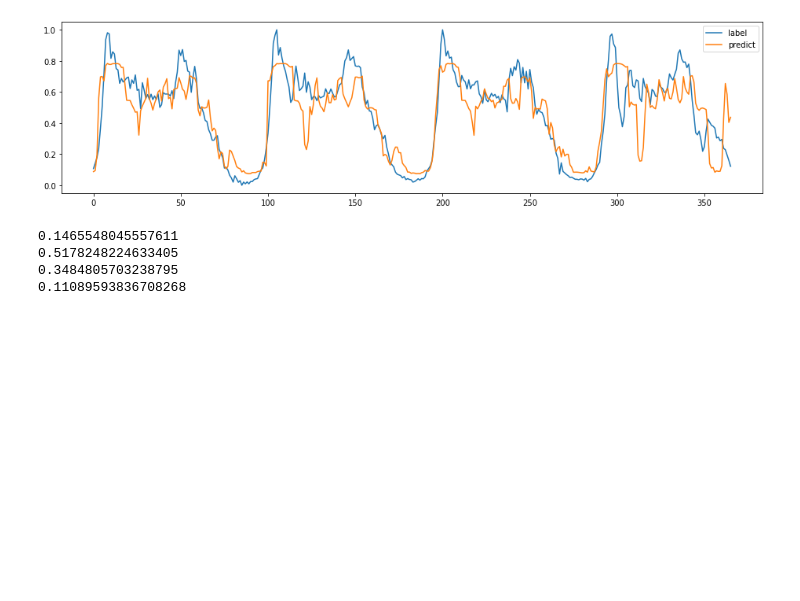
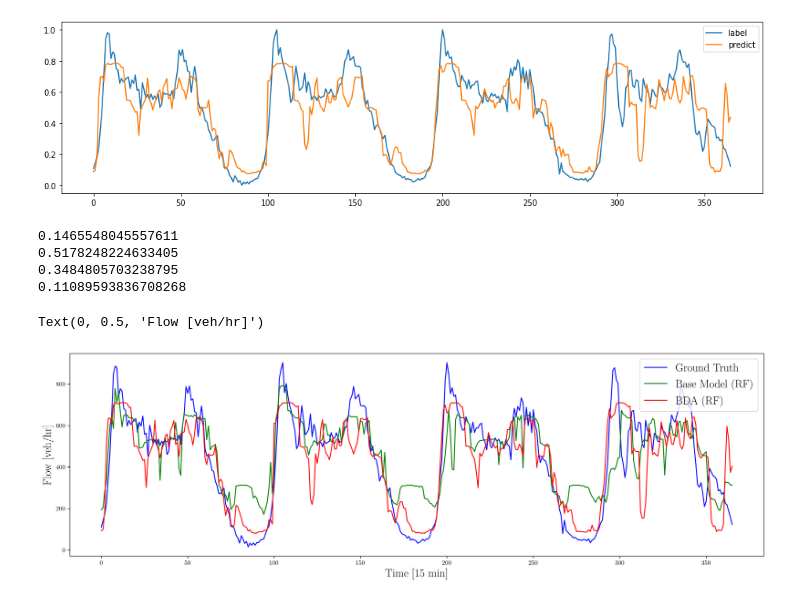
Before and after one commit to khzhang2/BDA_traffic, a Jupyter notebook: BDA_RF.ipynb, the cells around one changed output. Saved outputs shown, nothing was run; the diff lists cells and outputs as text; code cells hidden in the pictures; blank space fills up the shorter version.

```diff
--- a/BDA_RF.ipynb
+++ b/BDA_RF.ipynb
@@ -355,3 +355,23 @@ print(bda_utils.mae_loss_func(pred, g_t, 0))
 0.5178248224633405
 0.3484805703238795
 0.11089593836708268
+# %%
+pred_base = pd.read_csv('./runs_base/base_data_plot/pred_base_RF.csv', header=None)
+g_t_base = pd.read_csv('./runs_base/base_data_plot/g_t_base_RF.csv', header=None)
+
+plt.rc('text', usetex=True)
+plt.rcParams["font.family"] = "Times New Roman"
+
+plt.figure(figsize=[20, 6], dpi=300)
+diff = g_t_base.shape[0]-g_t.shape[0]
+plt.plot(range(g_t.shape[0]), g_t_base[diff:]*(903-15)+15, 'b', label='Ground Truth')
+plt.plot(range(g_t.shape[0]), pred_base[diff:]*(903-15)+15, 'g', label='Base Model (RF)')
+# plt.figure()
+# plt.plot(range(371), g_t_bda)
+plt.plot(range(g_t.shape[0]), pred*(903-15)+15, 'r', label='BDA (RF)')
+plt.legend(loc=1, fontsize=18)
+plt.xlabel('Time [15 min]', fontsize=18)
+plt.ylabel('Flow [veh/hr]', fontsize=18)
+# %% [output]
+Text(0, 0.5, 'Flow [veh/hr]')
+[figure, added]
```
Also changed, not shown: 16 other files.
